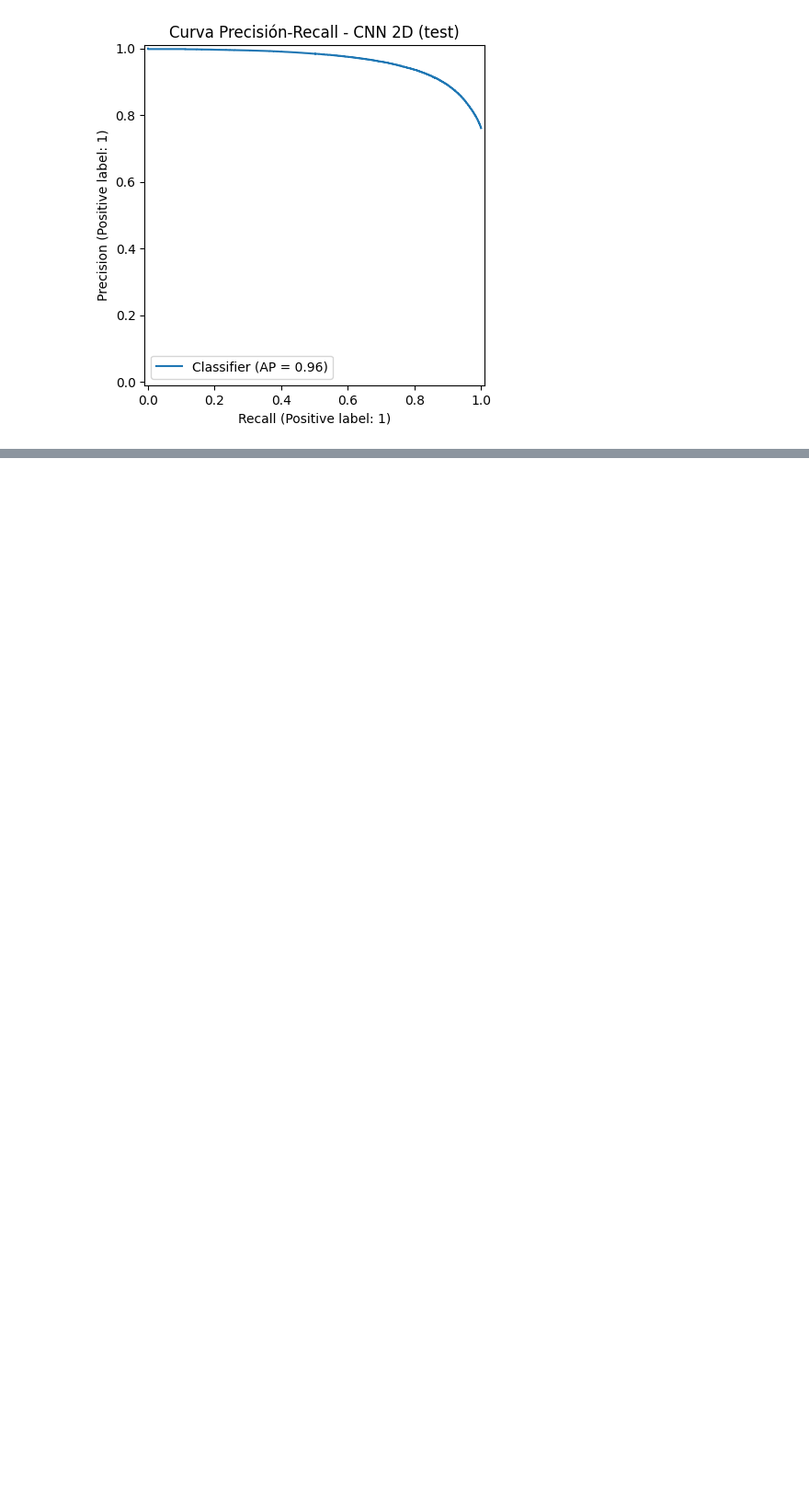
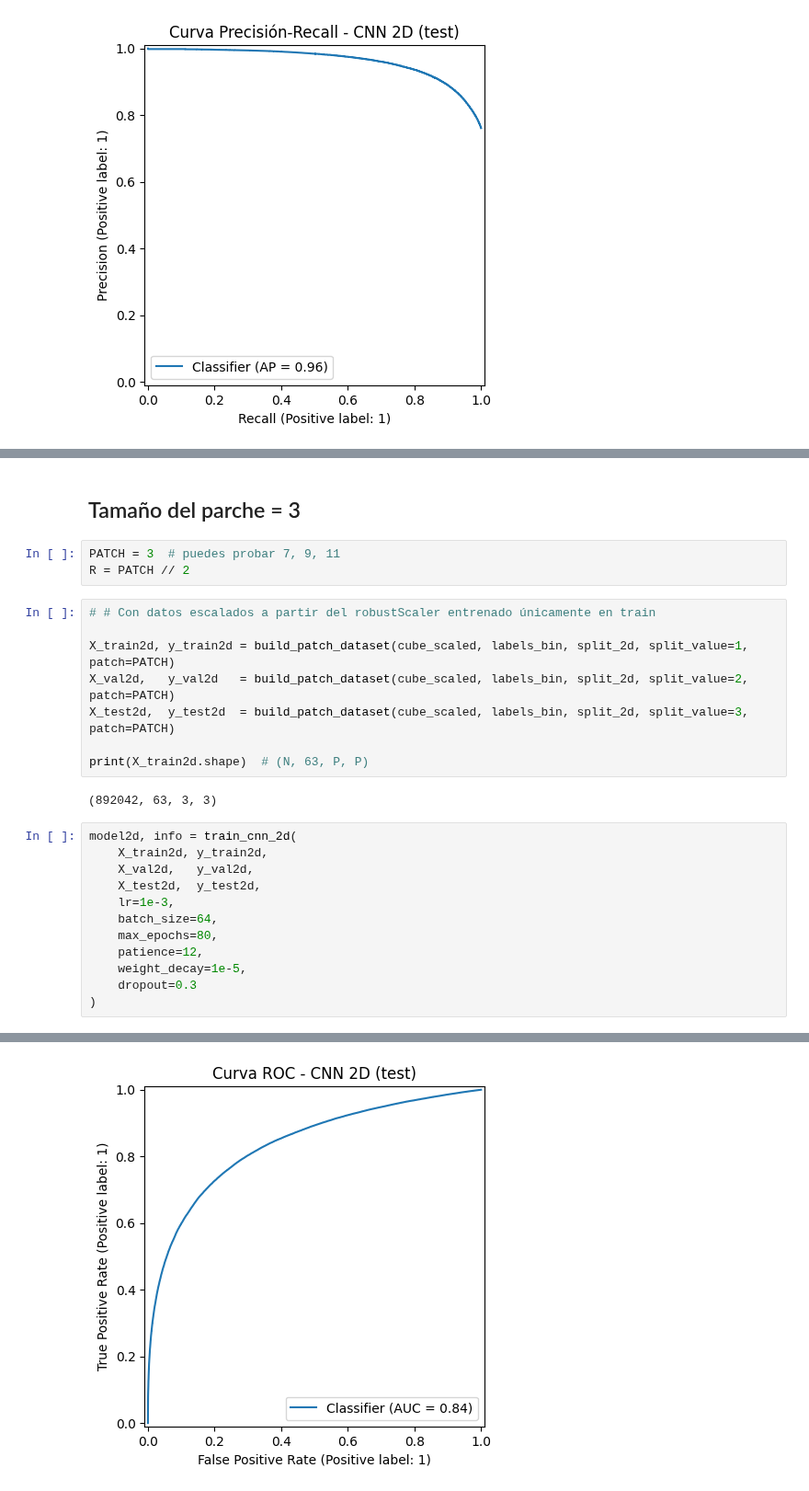
Before and after one commit to johnma96/thesis, a Jupyter notebook: notebooks/304-jmmz-dl-binary-modeling.ipynb, the cells around one changed output, grey strips where cells are left out. Shown at 92% size. Drawn from its saved outputs; the diff is of its cells as text; blank space fills up the shorter version.

Commit message:
Finalized training of 2D CNN with default parameters and patch size 3

```diff
--- a/notebooks/304-jmmz-dl-binary-modeling.ipynb
+++ b/notebooks/304-jmmz-dl-binary-modeling.ipynb
@@ -2924,3 +2828,31 @@ checkpoint_info = {
 }
 
 torch.save(checkpoint_info, base_joblib_path + f"{name}_baseline_info.pt")
+# %% [markdown]
+## Tamaño del parche = 3
+# %%
+PATCH = 3  # puedes probar 7, 9, 11
+R = PATCH // 2
+# %%
+# # Con datos escalados a partir del robustScaler entrenado únicamente en train
+
+X_train2d, y_train2d = build_patch_dataset(cube_scaled, labels_bin, split_2d, split_value=1, patch=PATCH)
+X_val2d,   y_val2d   = build_patch_dataset(cube_scaled, labels_bin, split_2d, split_value=2, patch=PATCH)
+X_test2d,  y_test2d  = build_patch_dataset(cube_scaled, labels_bin, split_2d, split_value=3, patch=PATCH)
+
+print(X_train2d.shape)  # (N, 63, P, P)
+# %% [output]
+(892042, 63, 3, 3)
+# %%
+model2d, info = train_cnn_2d(
+    X_train2d, y_train2d,
+    X_val2d,   y_val2d,
+    X_test2d,  y_test2d,
+    lr=1e-3,
+    batch_size=64,
+    max_epochs=80,
+    patience=12,
+    weight_decay=1e-5,
+    dropout=0.3
+)
+# %% [output]
@@ -2926,0 +2876 @@ torch.save(checkpoint_info, base_joblib_path + f"{name}_baseline_info.pt")
+[figure, added]
```
Also changed, not shown: parts of 16 cells of this notebook.
